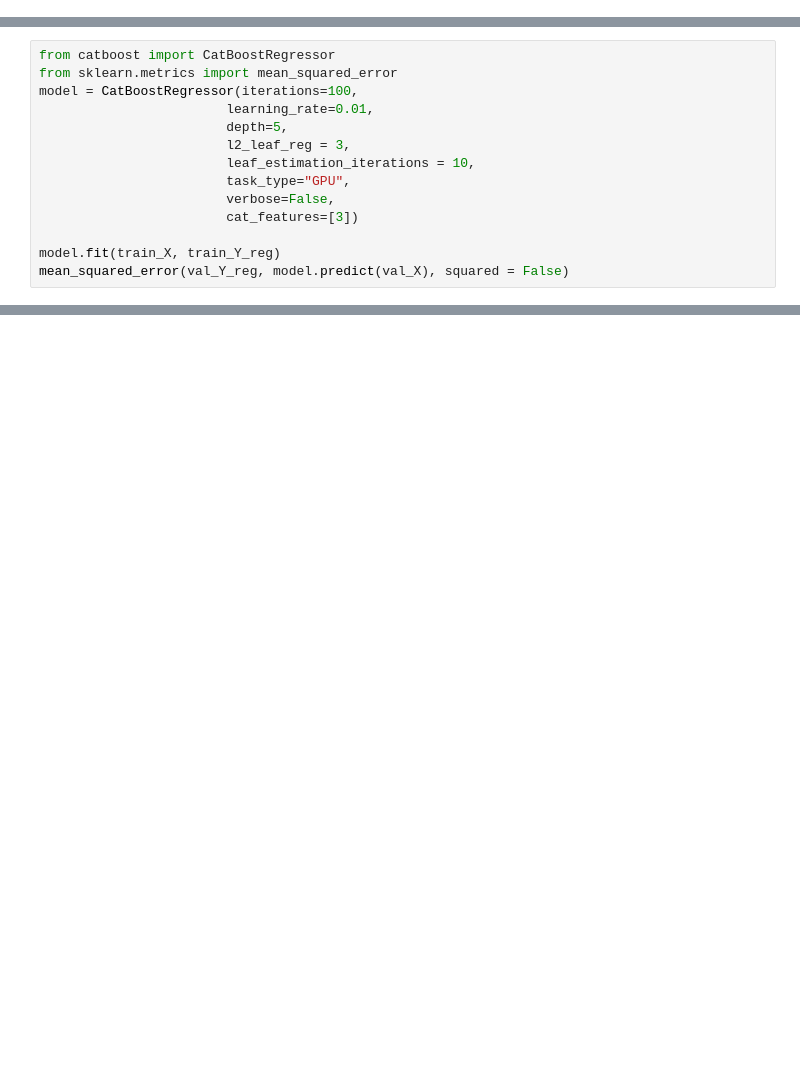
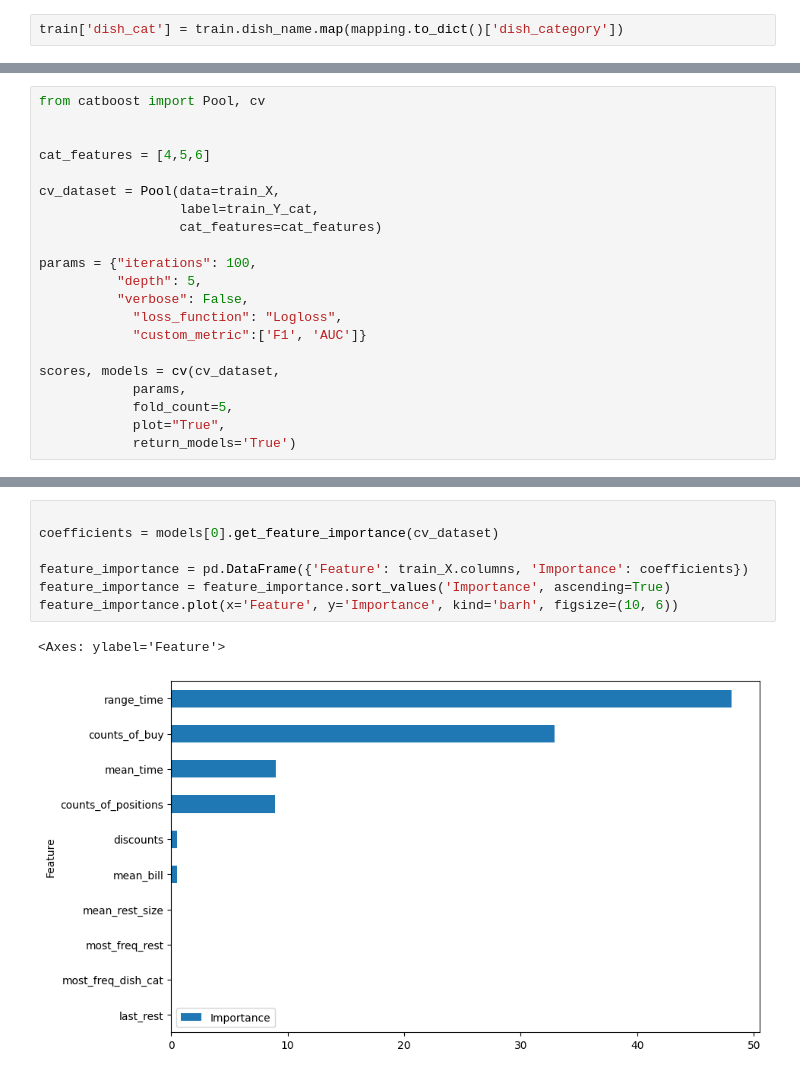
Before and after one commit to aayugay99/hacks-ai-AST, a Jupyter notebook: matvey_catboost_baseline.ipynb, the cells around one changed output, grey strips where cells are left out. Saved outputs shown, nothing was run; the diff lists cells and outputs as text; blank space fills up the shorter version.

```diff
--- a/matvey_catboost_baseline.ipynb
+++ b/matvey_catboost_baseline.ipynb
@@ -14,2 +7,4 @@ train = train_val[train_val['customer_id'].isin(train_cust)]
+# %%
+train['dish_cat'] = train.dish_name.map(mapping.to_dict()['dish_category'])
 # %%
 train_X = pd.DataFrame()
@@ -73,14 +27,0 @@ roc_auc_score(val_Y_cat, model.predict_proba(val_X)[:,1])
-# %%
-from catboost import CatBoostRegressor
-from sklearn.metrics import mean_squared_error
-model = CatBoostRegressor(iterations=100,
-                        learning_rate=0.01,
-                        depth=5,
-                        l2_leaf_reg = 3,
-                        leaf_estimation_iterations = 10,
-                        task_type="GPU",
-                        verbose=False,
-                        cat_features=[3])
-
-model.fit(train_X, train_Y_reg)
-mean_squared_error(val_Y_reg, model.predict(val_X), squared = False)
@@ -88,0 +28,21 @@ mean_squared_error(val_Y_reg, model.predict(val_X), squared = False)
+# %%
+from catboost import Pool, cv
+
+
+cat_features = [4,5,6]
+
+cv_dataset = Pool(data=train_X,
+                  label=train_Y_cat,
+                  cat_features=cat_features)
+
+params = {"iterations": 100,
+          "depth": 5,
+          "verbose": False,
+            "loss_function": "Logloss",
+            "custom_metric":['F1', 'AUC']}
+
+scores, models = cv(cv_dataset,
+            params,
+            fold_count=5,
+            plot="True",
+            return_models='True')
@@ -88,0 +83,10 @@ mean_squared_error(val_Y_reg, model.predict(val_X), squared = False)
+# %%
+
+coefficients = models[0].get_feature_importance(cv_dataset)
+
+feature_importance = pd.DataFrame({'Feature': train_X.columns, 'Importance': coefficients})
+feature_importance = feature_importance.sort_values('Importance', ascending=True)
+feature_importance.plot(x='Feature', y='Importance', kind='barh', figsize=(10, 6))
+# %% [output]
+<Axes: ylabel='Feature'>
+[figure, added]
```
Also changed, not shown: parts of 15 cells of this notebook.
